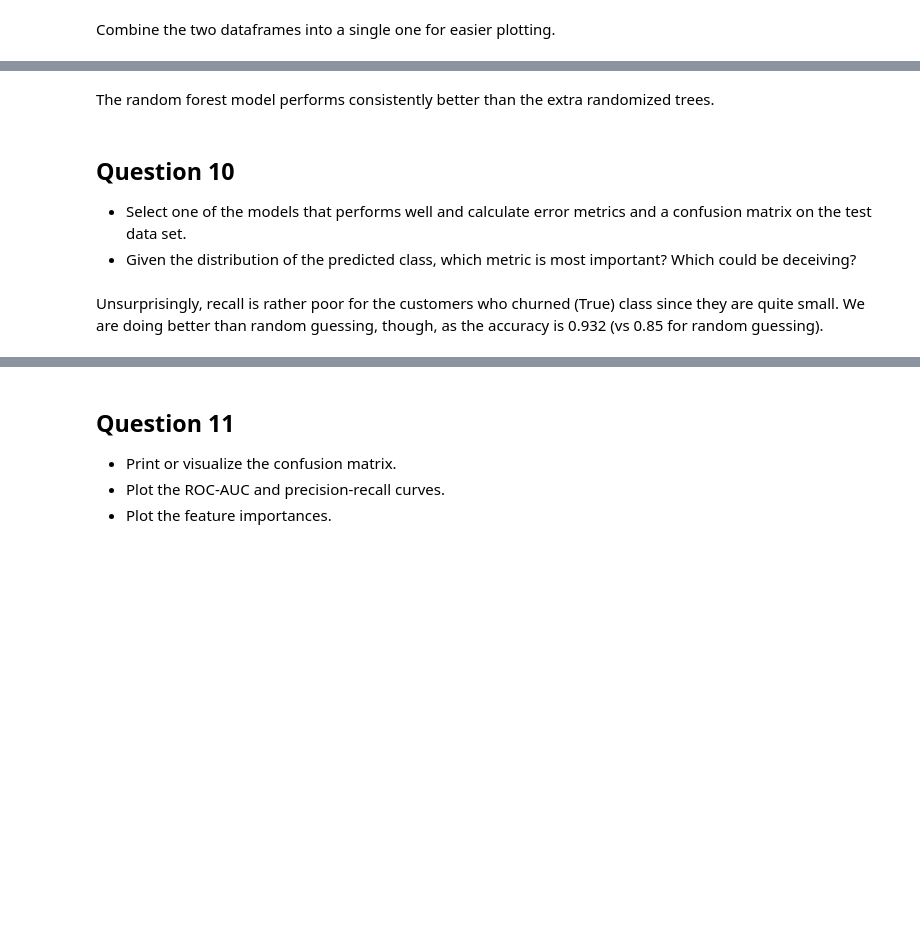
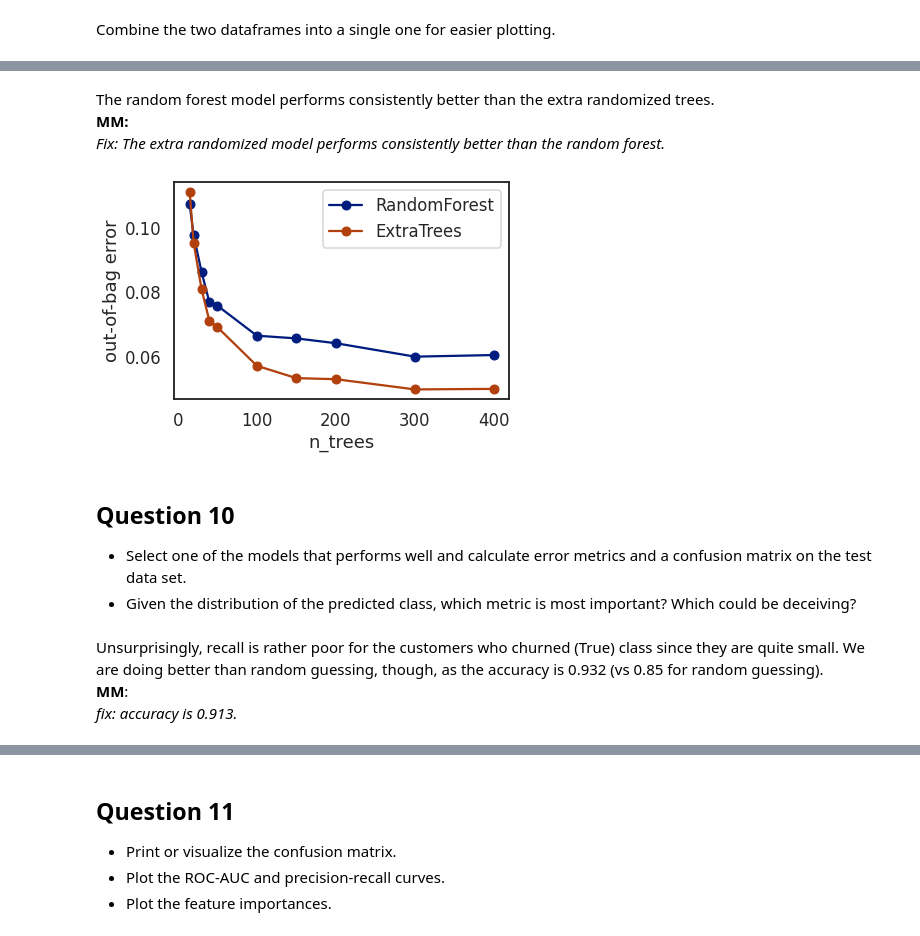
Before and after one commit to MosheMann5750/ML, a Jupyter notebook: Solutions/Week9_Bagging_HW.ipynb, the cells around one changed output, grey strips where cells are left out. Cells and saved outputs as stored; diff of their text form; code cells hidden in the pictures; blank space fills up the shorter version.

```diff
--- a/Solutions/Week9_Bagging_HW.ipynb
+++ b/Solutions/Week9_Bagging_HW.ipynb
@@ -442,3 +503,32 @@ import seaborn as sns
 
 * Repeat question 3 using extra randomized trees (`ExtraTreesClassifier`). Note that the `bootstrap` parameter will have to be set to `True` for this model.
 * Compare the out-of-bag errors for the two different types of models.
+# %%
+# MM:
+# from sklearn.ensemble import ExtraTreesClassifier
+
+# Initialize the random forest estimator
+# Note that the number of trees is not setup here
+EF = ExtraTreesClassifier(oob_score=True,
+                          random_state=42,
+                          warm_start=True,
+                          bootstrap=True,
+                          n_jobs=-1)
+
+oob_list = list()
+
+# Iterate through all of the possibilities for
+# number of trees
+for n_trees in [15, 20, 30, 40, 50, 100, 150, 200, 300, 400]:
+
+    # Use this to set the number of trees
+    EF.set_params(n_estimators=n_trees)
+    EF.fit(X_train, y_train)
+
+    # oob error
+    oob_error = 1 - EF.oob_score_
+    oob_list.append(pd.Series({'n_trees': n_trees, 'oob': oob_error}))
+
+et_oob_df = pd.concat(oob_list, axis=1).T.set_index('n_trees')
+
+et_oob_df
@@ -445,2 +548,8 @@ import seaborn as sns
 # %% [markdown]
 Combine the two dataframes into a single one for easier plotting.
+# %%
+# MM:
+oob_df = pd.concat([rf_oob_df.rename(columns={'oob':'RandomForest'}),
+                    et_oob_df.rename(columns={'oob':'ExtraTrees'})], axis=1)
+
+oob_df
@@ -447,5 +569,14 @@ Combine the two dataframes into a single one for easier plotting.
 # %% [markdown]
-The random forest model performs consistently better than the extra randomized trees.
+The random forest model performs consistently better than the extra randomized trees.<br>**MM:**<br>*Fix: The extra randomized model performs consistently better than the random forest.*
+# %%
+sns.set_context('talk')
+sns.set_palette('dark')
+sns.set_style('white')
+
+ax = oob_df.plot(marker='o')
+ax.set(ylabel='out-of-bag error');
+# %% [output]
+[figure, added]
 # %% [markdown]
 ## Question 10
 
@@ -454,2 +591,2 @@ The random forest model performs consistently better than the extra randomized t
 # %% [markdown]
-Unsurprisingly, recall is rather poor for the customers who churned (True) class since they are quite small. We are doing better than random guessing, though, as the accuracy is 0.932 (vs 0.85 for random guessing).
+Unsurprisingly, recall is rather poor for the customers who churned (True) class since they are quite small. We are doing better than random guessing, though, as the accuracy is 0.932 (vs 0.85 for random guessing).<br>**MM**:<br>*fix: accuracy is 0.913.*
```
Also changed, not shown: parts of 11 cells of this notebook.
